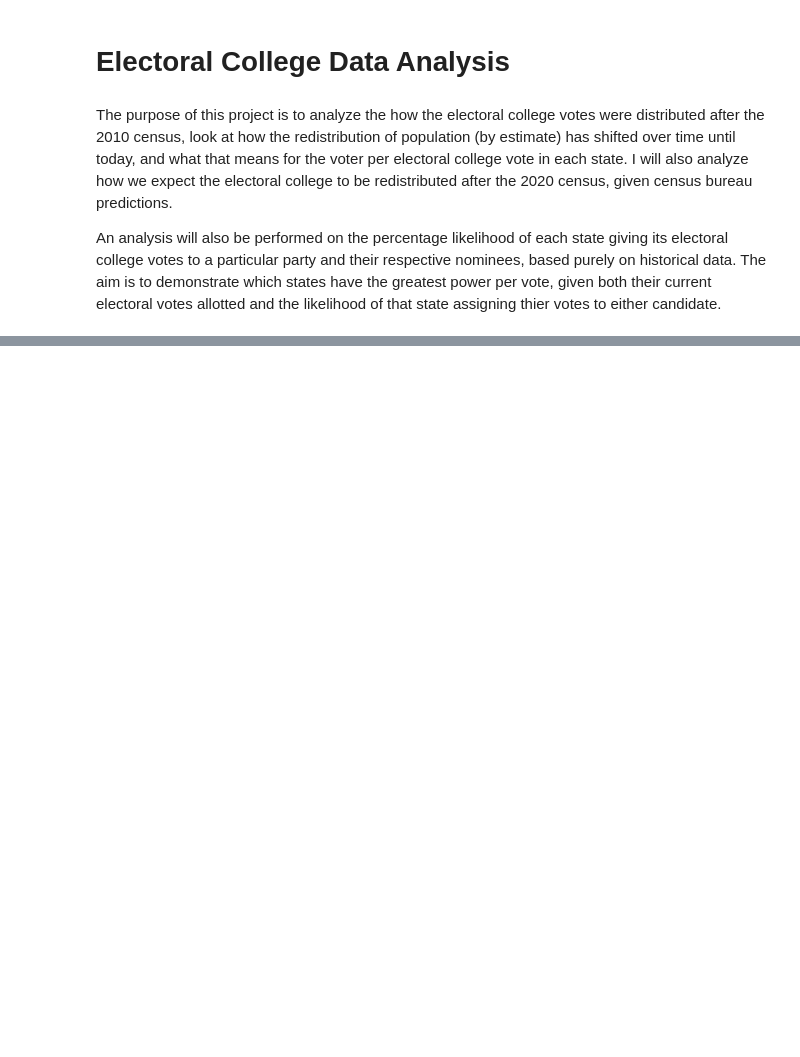
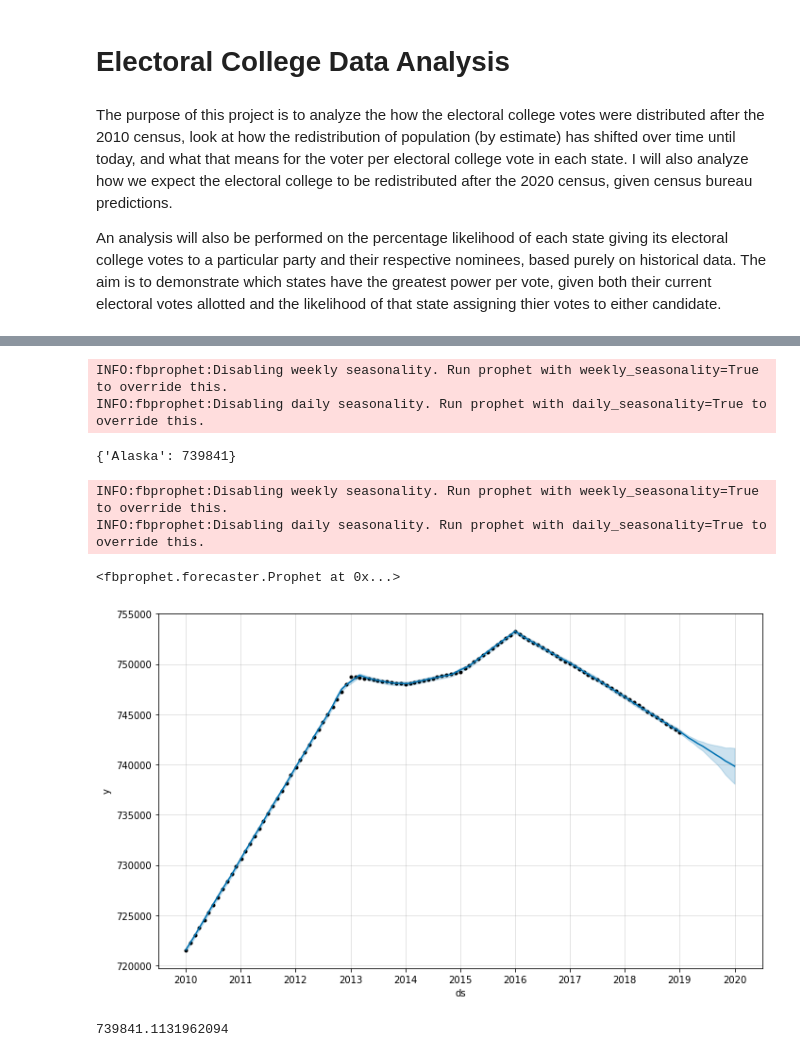
Before and after one commit to zapatos24/The_Electoral_College-Today_and_Tomorrow, a Jupyter notebook: electoral_college_data_map_analysis.ipynb, the cells around one changed output, grey strips where cells are left out. Saved outputs shown, nothing was run; the diff lists cells and outputs as text; code cells hidden in the pictures; blank space fills up the shorter version.

Commit message:
build resample and predict for one state with Prophet

```diff
--- a/electoral_college_data_map_analysis.ipynb
+++ b/electoral_college_data_map_analysis.ipynb
@@ -69,0 +142,12 @@ def assign_next_seat(distributed_dict):
+# %%
+c.execute('SELECT * \
+           FROM population \
+           WHERE state NOT IN ("Puerto Rico") \
+           ORDER BY state, year')
+
+columns=['id', 'year', 'state', 'pop', 'overseas_pop']
+
+population_df = sql_response_to_csv(c, columns, 'cleaned_population_2010.csv')
+
+display(population_df.head())
+display(population_df.info())
@@ -69,0 +200,47 @@ def assign_next_seat(distributed_dict):
+# %%
+state= "Alaska"
+
+temp_df = population_df[population_df['state'] == state].copy()
+temp_df['year'] = pd.to_datetime(temp_df['year'], format="%Y")
+temp_df['total_pop'] = temp_df['pop'] + temp_df['overseas_pop']
+temp_df.drop(['state', 'pop', 'overseas_pop'], axis=1, inplace=True)
+
+temp_df.set_index('year', inplace=True)
+temp_df = temp_df.resample('BMS').asfreq()
+temp_df.interpolate(inplace=True)
+temp_df = temp_df.astype({'total_pop': 'int64'})
+temp_df.reset_index(inplace=True)
+temp_df.rename({'year': 'ds', 'total_pop': 'y'}, axis =1, inplace=True)
+
+model=Prophet()
+model.fit(temp_df)
+future = model.make_future_dataframe(periods=12, freq='BMS')
+forecast = model.predict(future)
+
+pred_2020 = int(forecast[forecast['ds'] == '2020'].yhat.values[0])
+pop_pred_2020.update({state: pred_2020})
+# %% [output]
+INFO:fbprophet:Disabling weekly seasonality. Run prophet with weekly_seasonality=True to override this.
+INFO:fbprophet:Disabling daily seasonality. Run prophet with daily_seasonality=True to override this.
+# %%
+pop_pred_2020
+# %% [output]
+{'Alaska': 739841}
+# %%
+model=Prophet()
+model.fit(temp_df)
+future = model.make_future_dataframe(periods=12, freq='BMS')
+forecast = model.predict(future)
+# %% [output]
+INFO:fbprophet:Disabling weekly seasonality. Run prophet with weekly_seasonality=True to override this.
+INFO:fbprophet:Disabling daily seasonality. Run prophet with daily_seasonality=True to override this.
+<fbprophet.forecaster.Prophet at 0x...>
+# %%
+forecast = model.predict(future)
+fig = model.plot(forecast)
+# %% [output]
+[figure, added]
+# %%
+forecast[forecast['ds'] == '2020'].yhat.values[0]
+# %% [output]
+739841.1131962094
```
Also changed, not shown: parts of 25 cells of this notebook.
